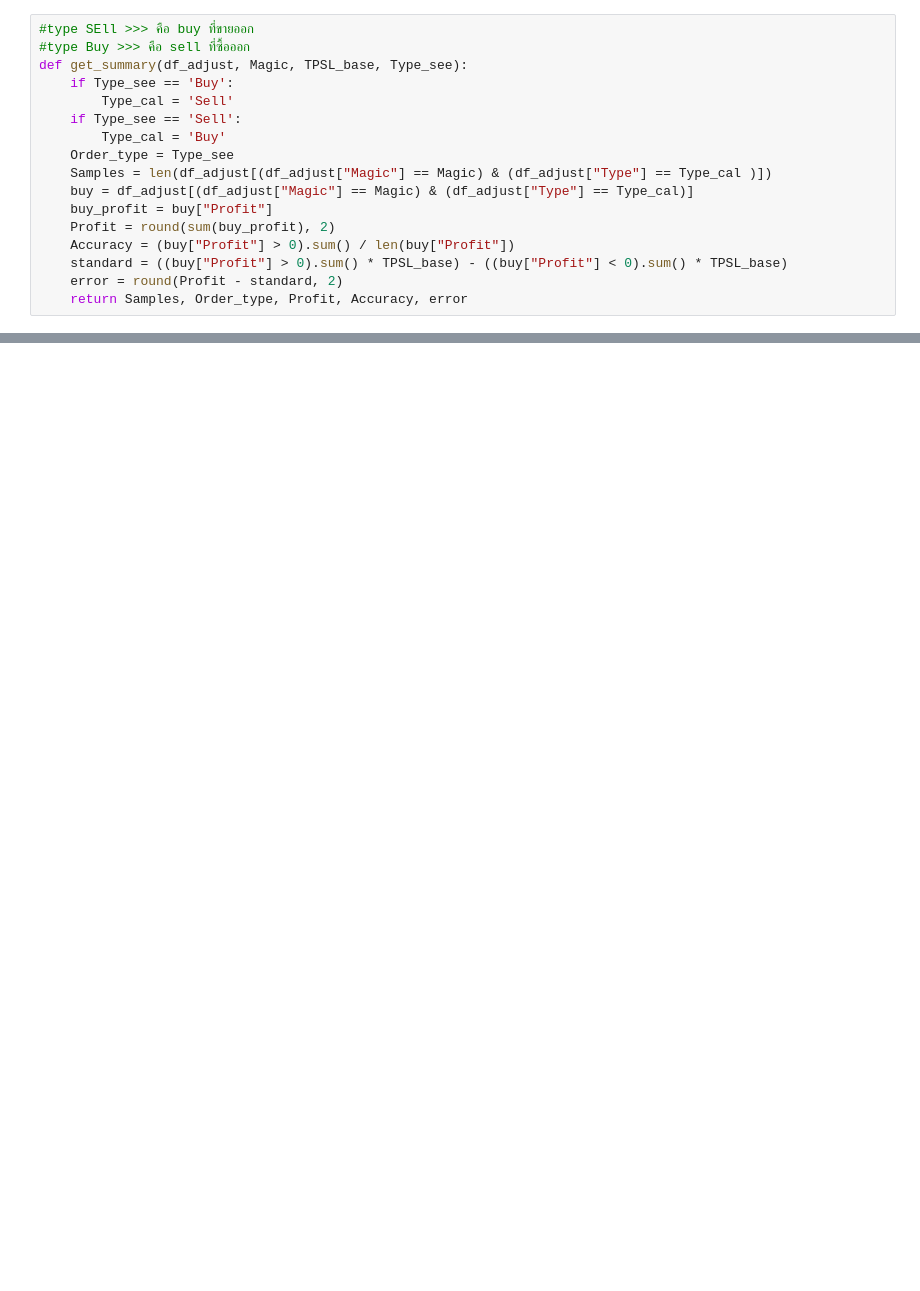
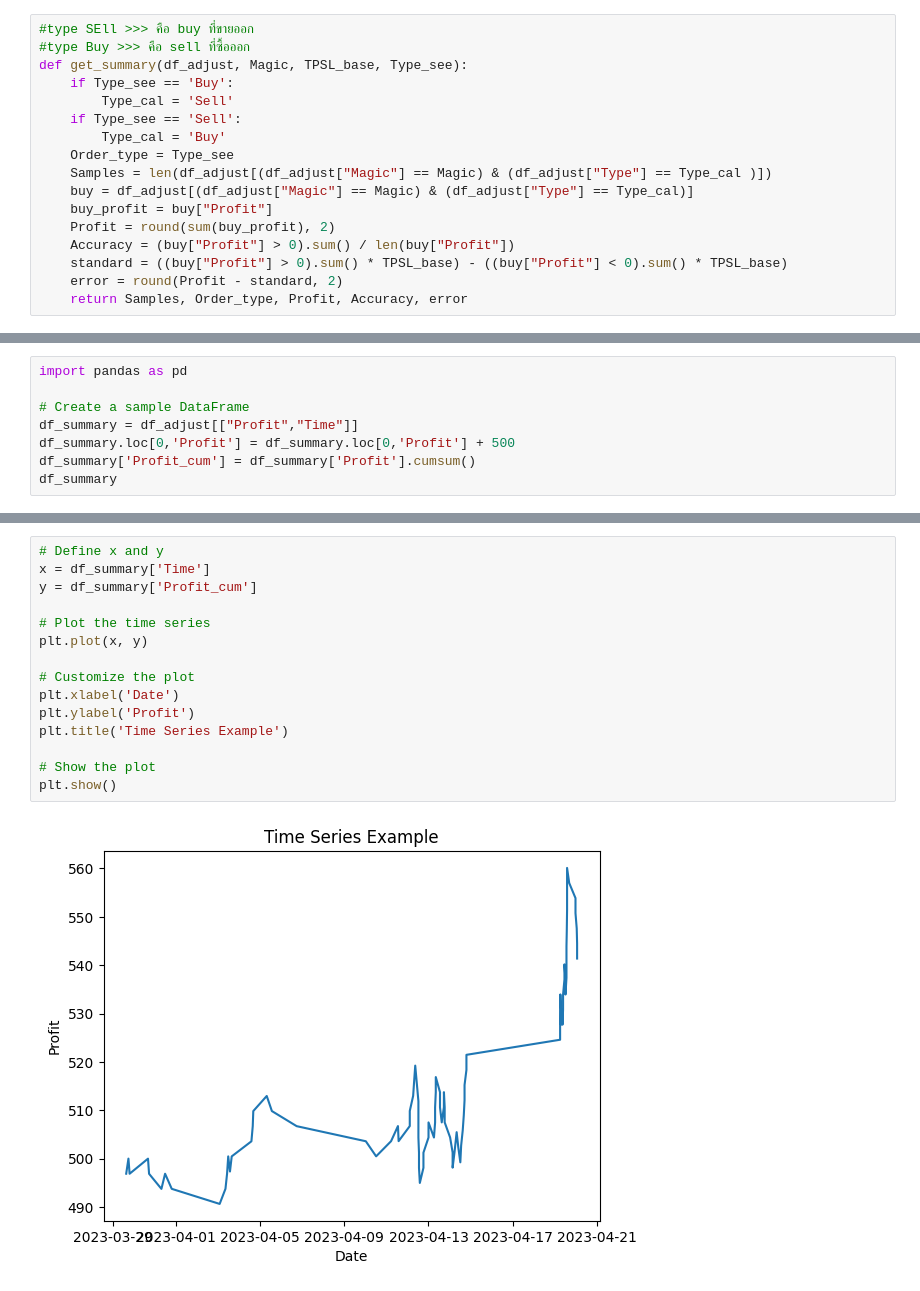
Before and after one commit to pkong001/Trading-bot-lsvm-v2, a Jupyter notebook: order_history.ipynb, the cells around one changed output, grey strips where cells are left out. Drawn from its saved outputs; the diff is of its cells as text; blank space fills up the shorter version.

```diff
--- a/order_history.ipynb
+++ b/order_history.ipynb
@@ -237,0 +253,8 @@ Average accuracy 67.81%
+# %%
+import pandas as pd
+
+# Create a sample DataFrame
+df_summary = df_adjust[["Profit","Time"]]
+df_summary.loc[0,'Profit'] = df_summary.loc[0,'Profit'] + 500
+df_summary['Profit_cum'] = df_summary['Profit'].cumsum()
+df_summary
@@ -237,0 +280,17 @@ Average accuracy 67.81%
+# %%
+# Define x and y
+x = df_summary['Time']
+y = df_summary['Profit_cum']
+
+# Plot the time series
+plt.plot(x, y)
+
+# Customize the plot
+plt.xlabel('Date')
+plt.ylabel('Profit')
+plt.title('Time Series Example')
+
+# Show the plot
+plt.show()
+# %% [output]
+[figure, added]
```
Also changed, not shown: parts of 11 cells of this notebook, 6 other files.
